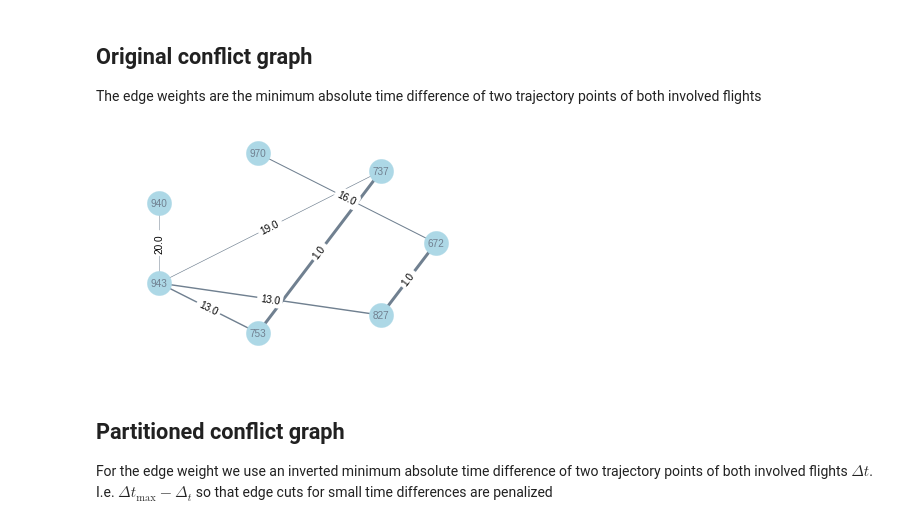
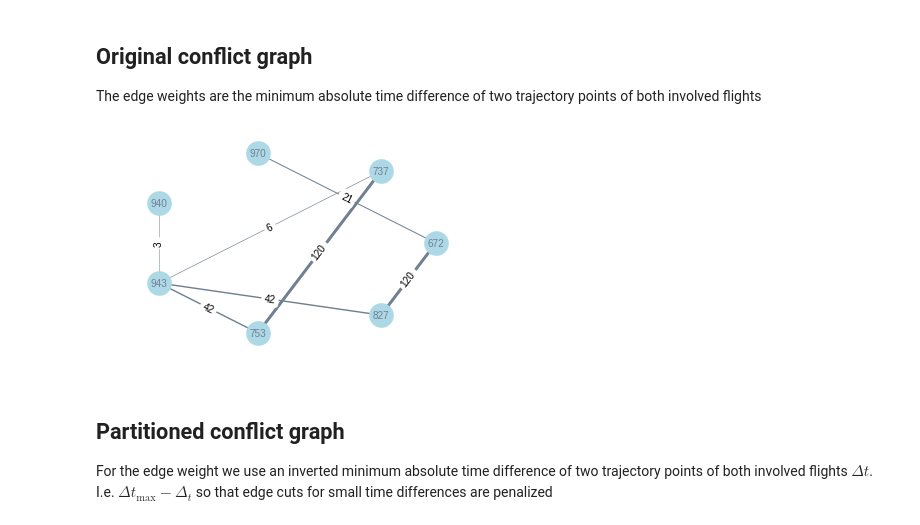
Before and after one commit to ventugithub/QCFATM, a Jupyter notebook: precalculation/analysis/Potential Conflicts Analysis III - Partition of Connected Components.ipynb, the cells around one changed output. Saved outputs shown, nothing was run; the diff lists cells and outputs as text; code cells hidden in the pictures.

```diff
--- a/precalculation/analysis/Potential Conflicts Analysis III - Partition of Connected Components.ipynb
+++ b/precalculation/analysis/Potential Conflicts Analysis III - Partition of Connected Components.ipynb
@@ -53,0 +59,17 @@ component = connectedComponents[40]
+# %%
+delaymax = 18
+tmin = -5
+tmax = -5
+dthreshold = 3
+dlow = -dthreshold - tmax
+dupp = dthreshold - tmin
+xp = np.linspace(0.0, delaymax, delaymax + 1)
+x, y = np.meshgrid(xp, xp)
+z = np.logical_and(x - y >= dlow, x - y <= dupp)
+fig = plt.figure()
+ax = fig.add_subplot(1, 1, 1,)
+ax.imshow(z, origin='lower', extent=[0, 18, 0, 18], cmap=matplotlib.colors.ListedColormap(seaborn.light_palette('blue')));
+ax.set_xlabel('$d_i$')
+ax.set_ylabel('$d_j$');
+ax.set_title('Stripe like region represents forbidden interval $d_i - d_j \in D_{ij} = [%s, %s]$' % (dlow, dupp));
+print "Number of forbidden configurations: ", np.count_nonzero(z), "of", z.shape[0] * z.shape[1]
@@ -54,3 +79,17 @@ component = connectedComponents[40]
+# %%
+def getNumberOfRealConflictConfigurations(tmin, tmax, dthreshold=3):
+    dlow = -dthreshold - tmax
+    dupp = dthreshold - tmin
+    xp = np.linspace(0.0, delaymax, delaymax + 1)
+    x, y = np.meshgrid(xp, xp)
+    z = np.logical_and(x - y >= dlow, x - y <= dupp)
+    return np.count_nonzero(z)
+# %%
+for i, j in component.edges():
+    tmin = component.edge[i][j]['minTimeDiffWithPartner']
+    tmax = component.edge[i][j]['minTimeDiffWithPartner']
+    nconflict = getNumberOfRealConflictConfigurations(tmin, tmax)
+    component.edge[i][j]['nconflict'] = nconflict
 # %%
 def plotConflictGraph(graph, node_color='lightblue', drawWeights=None):
 
@@ -90,6 +129,6 @@ def plotConflictGraph(graph, node_color='lightblue', drawWeights=None):
 ## Original conflict graph ##
 The edge weights are the minimum absolute time difference of two trajectory points of both involved flights
 # %%
-plotConflictGraph(component, drawWeights='minAbsTimeDiffWithPartner')
+plotConflictGraph(component, drawWeights='nconflict')
 # %% [output]
-[figure, old version]
+[figure, new version]
```
Also changed, not shown: parts of 6 cells of this notebook.
